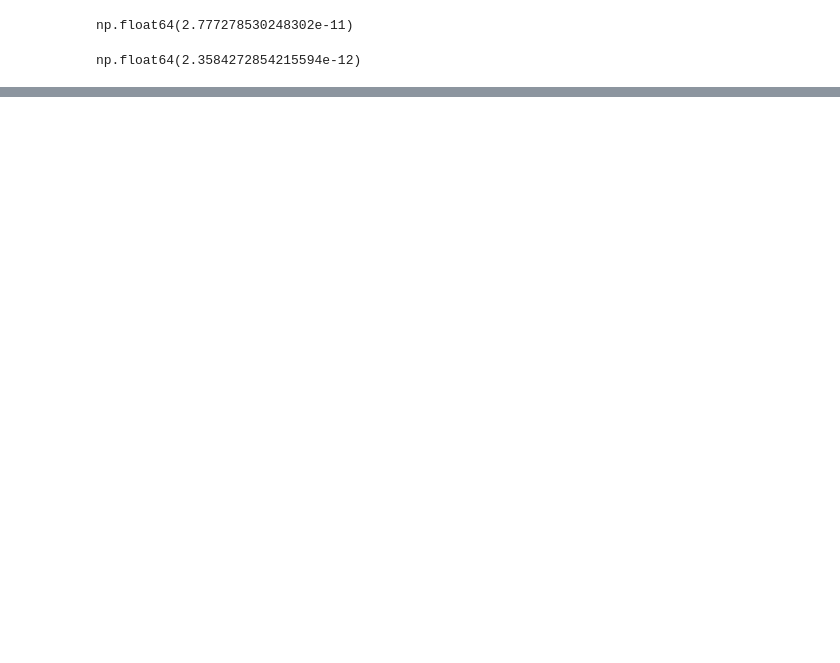
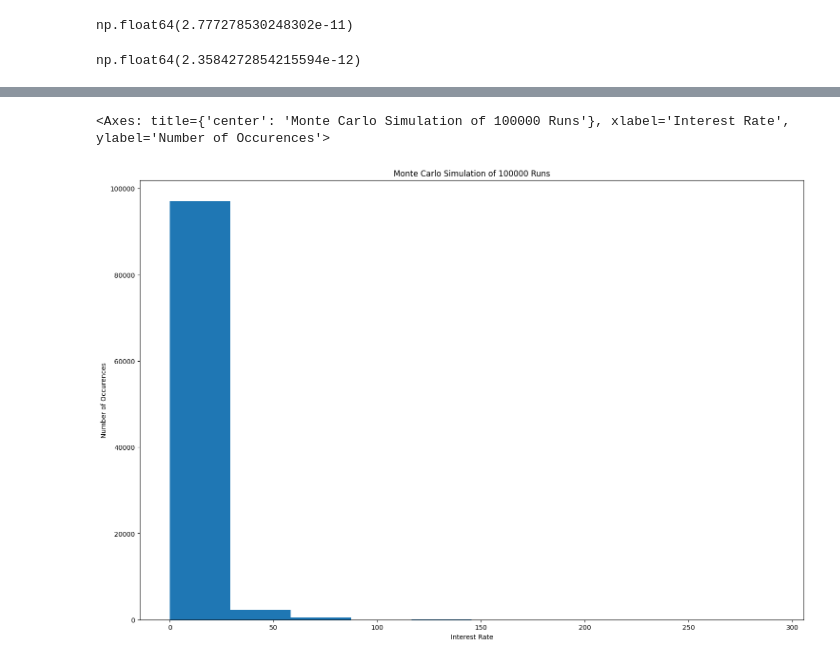
Before and after one commit to Pj-354/FICC-Coursework, a Jupyter notebook: FICC_Summative_Assignment_v2_good.ipynb, the cells around one changed output, grey strips where cells are left out. Cells and saved outputs as stored; diff of their text form; code cells hidden in the pictures; blank space fills up the shorter version.

```diff
--- a/FICC_Summative_Assignment_v2_good.ipynb
+++ b/FICC_Summative_Assignment_v2_good.ipynb
@@ -496,0 +576,28 @@ np.float64(2.3584272854215594e-12)
+# %%
+def monte_carlo_simulation(tree, paths):
+    #Create simulation table (number of periods x number of simulations)
+    simulation = np.zeros([paths, tree.shape[0]])
+    #Set the initial node to interest rate at i = 0
+    simulation[:, 0] = tree[0,0]
+    #Loop over each simulation
+    for path in range(0, simulation.shape[0]):
+        rate = 0
+        p = 0
+        counter = 0
+
+        for period in range(1, simulation.shape[1]):
+            p = np.random.rand() #Random engine
+
+            if p > 0.5: #Up move
+                simulation[path, period] = tree[rate, counter + 1]
+                rate = rate
+                counter += 1
+            else:
+                simulation[path, period] = tree[rate, counter + 1]
+                rate = rate + 1
+                counter += 1
+
+    return simulation
+# %%
+#BDT Monte Carlo Simulation of Interest Rate Tree
+MC_BDT = pd.DataFrame(monte_carlo_simulation(tree = BDT_Tree, paths = 100000) * 100)
@@ -496,0 +607,11 @@ np.float64(2.3584272854215594e-12)
+# %%
+#Index and Columns
+MC_BDT.index = np.arange(0, 100000)
+MC_BDT.index.name = 'Simulations'
+MC_BDT.columns.name = 'Period'
+MC_HL.index = np.arange(0, 100000)
+MC_HL.index.name = 'Simulations'
+MC_HL.columns.name = 'Periods'
+#Interest Rate Realisations at i = 50
+MC_BDT_Realisations = MC_BDT.iloc[:, -1]
+MC_HL_Realisations = MC_HL.iloc[:, -1]
@@ -496,0 +620,9 @@ np.float64(2.3584272854215594e-12)
+# %%
+MC_BDT_Realisations.plot.hist(
+    figsize = (18, 12),
+    xlabel = 'Interest Rate',
+    ylabel= 'Number of Occurences',
+    title = f'Monte Carlo Simulation of {N} Runs')
+# %% [output]
+<Axes: title={'center': 'Monte Carlo Simulation of 100000 Runs'}, xlabel='Interest Rate', ylabel='Number of Occurences'>
+[figure, added]
```
Also changed, not shown: parts of 43 cells of this notebook.
